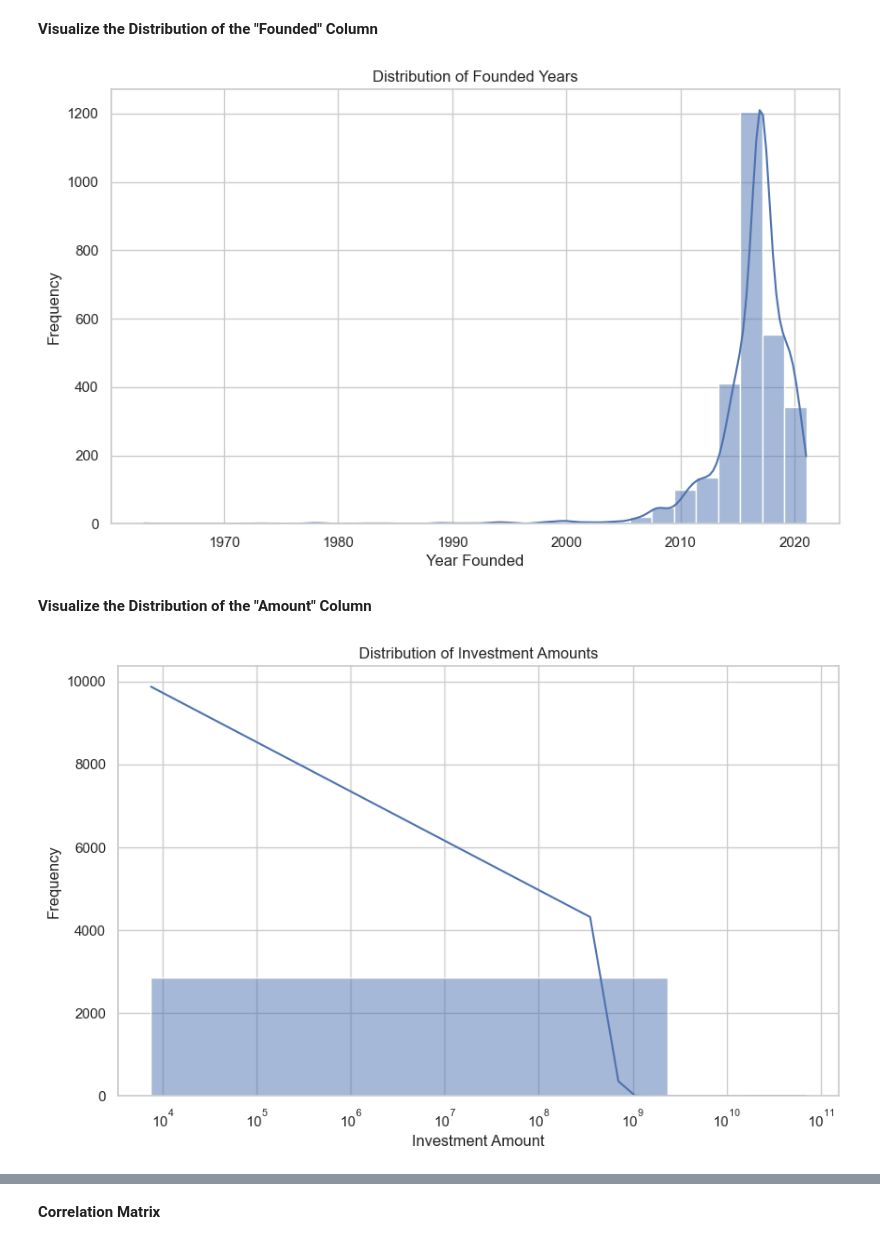
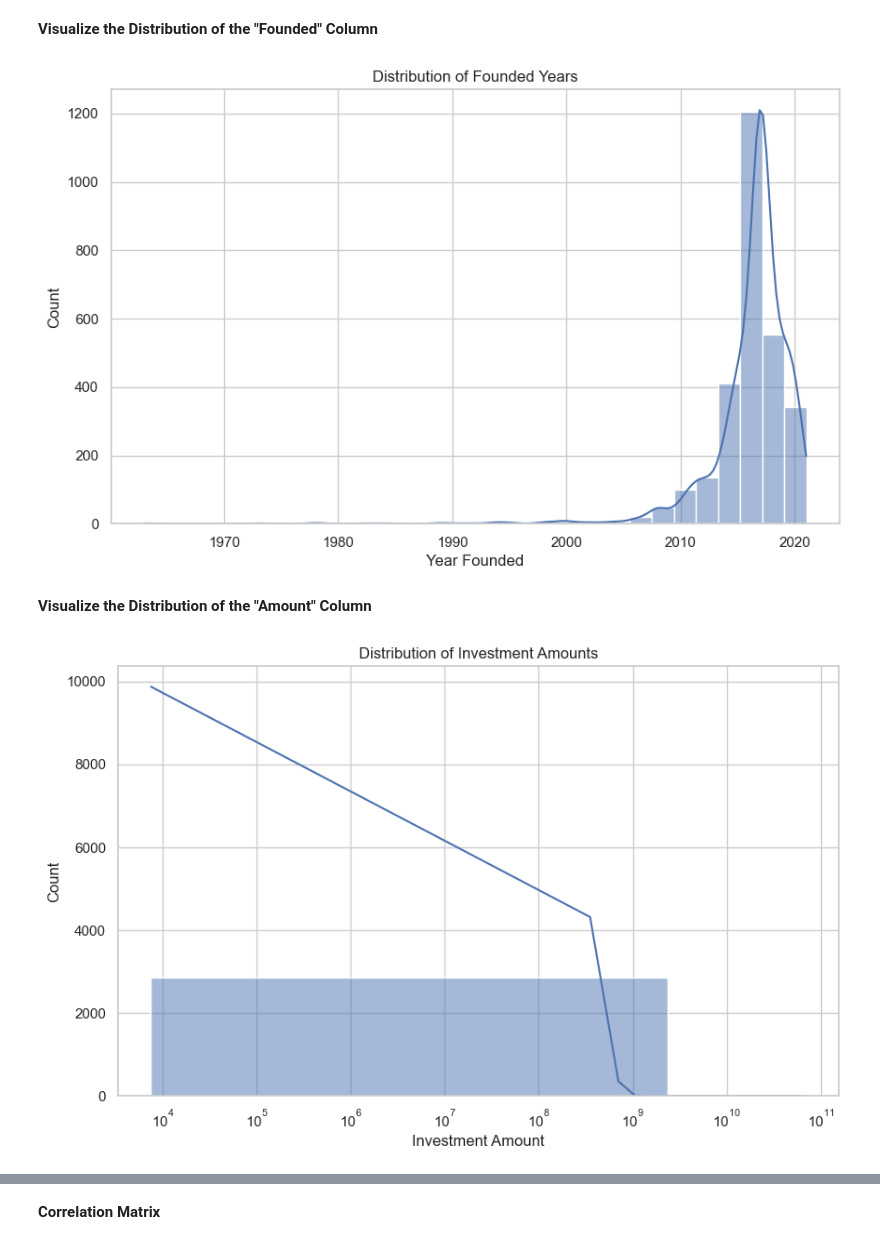
Before and after one commit to Ogoms/Analyzing-Indian-Startup-Funding-Trends-2018-2021-with-CRISP-DM, a Jupyter notebook: Notebook/Main.ipynb, the cells around one changed output, grey strips where cells are left out. Saved outputs shown, nothing was run; the diff lists cells and outputs as text; code cells hidden in the pictures.

```diff
--- a/Notebook/Main.ipynb
+++ b/Notebook/Main.ipynb
@@ -567,12 +595,12 @@ pd.set_option('display.width', 1000)
 # %%
 plt.figure(figsize=(10, 6))
 sns.histplot(merged_data['Founded'], bins=30, kde=True)
 plt.title('Distribution of Founded Years')
 plt.xlabel('Year Founded')
-plt.ylabel('Frequency')
+plt.ylabel('Count')
 plt.show()
 # %% [output]
-[figure, old version]
+[figure, new version]
 # %% [markdown]
 **Visualize the Distribution of the "Amount" Column**
 # %%
@@ -580,8 +608,8 @@ plt.figure(figsize=(10, 6))
 sns.histplot(merged_data['Amount'], bins=30, kde=True)
 plt.title('Distribution of Investment Amounts')
 plt.xlabel('Investment Amount')
-plt.ylabel('Frequency')
+plt.ylabel('Count')
 plt.xscale('log')  # Log scale for better visualization
 plt.show()
 # %% [output]
-[figure, old version]
+[figure, new version]
```
Also changed, not shown: parts of 39 cells of this notebook.
